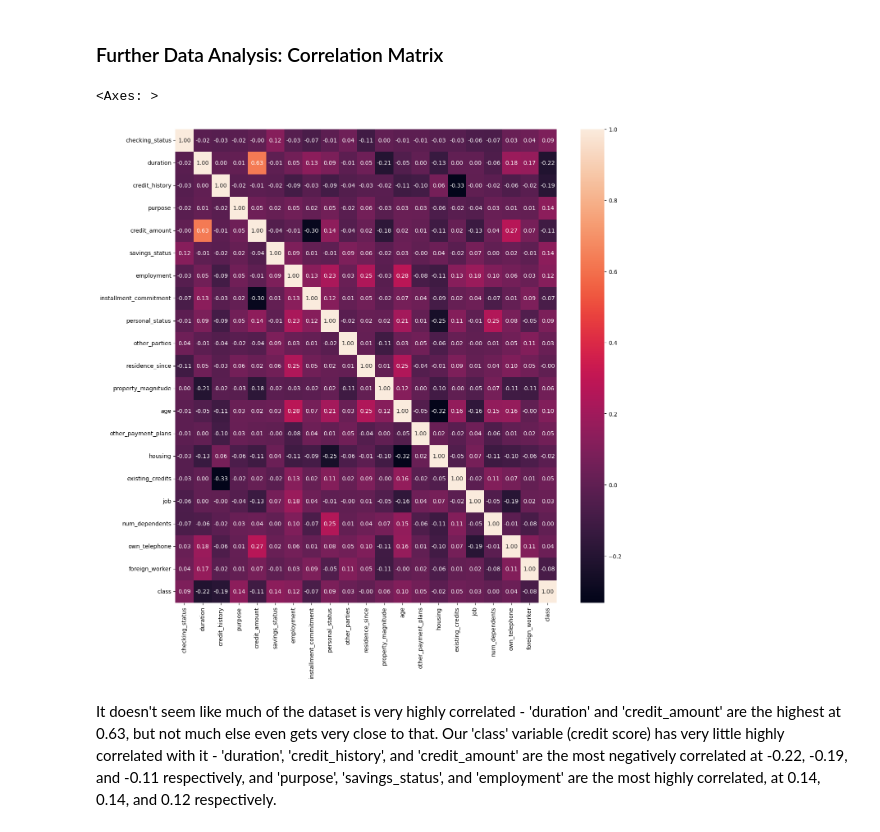
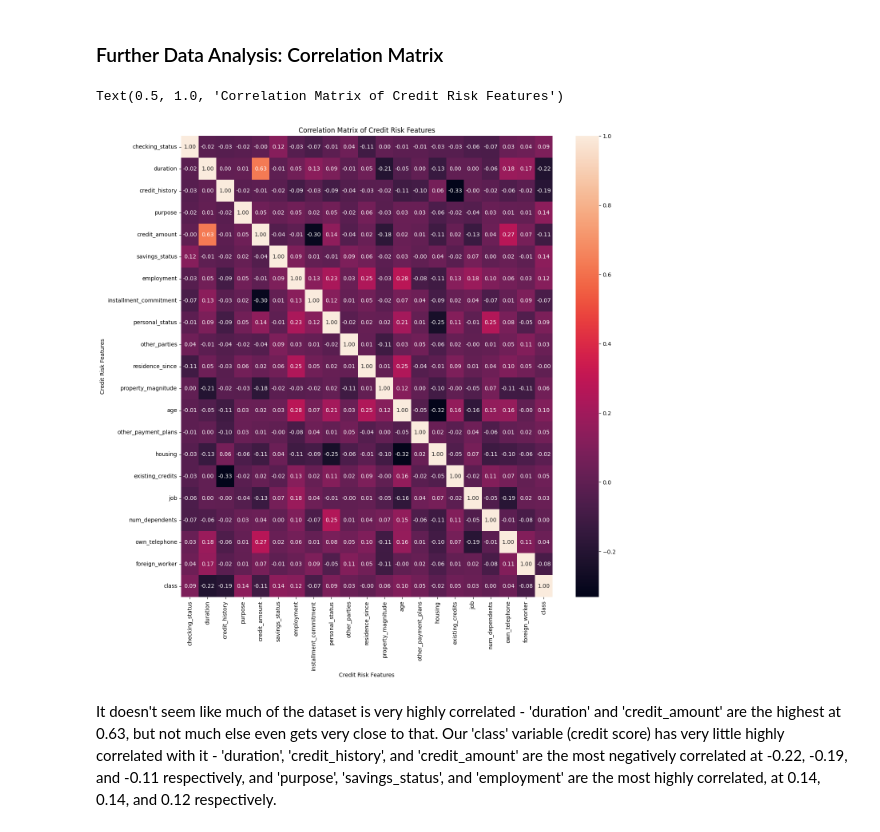
Before and after one commit to kmodo1/kmodo1.github.io, a Jupyter notebook: final-project.ipynb, the cells around one changed output. Saved outputs shown, nothing was run; the diff lists cells and outputs as text; code cells hidden in the pictures.

```diff
--- a/final-project.ipynb
+++ b/final-project.ipynb
@@ -401,9 +426,12 @@ Since the p-value of 3.244e-12 is less than the alpha threshold of 0.05, we have
 # %%
 plt.subplots(figsize=(15,15))
 sns.heatmap(data=df.corr(), annot=True, fmt=".2f")
+plt.xlabel("Credit Risk Features")
+plt.ylabel("Credit Risk Features")
+plt.title("Correlation Matrix of Credit Risk Features")
 # %% [output]
-<Axes: >
+Text(0.5, 1.0, 'Correlation Matrix of Credit Risk Features')
-[figure, old version]
+[figure, new version]
 # %% [markdown]
 It doesn't seem like much of the dataset is very highly correlated - 'duration' and 'credit_amount' are the highest at 0.63, but not much else even gets very close to that. Our 'class' variable (credit score) has very little highly correlated with it - 'duration', 'credit_history', and 'credit_amount' are the most negatively correlated at -0.22, -0.19, and -0.11 respectively, and 'purpose', 'savings_status', and 'employment' are the most highly correlated, at 0.14, 0.14, and 0.12 respectively.
 # %% [markdown]
```
Also changed, not shown: parts of 24 cells of this notebook, 2 other files.
